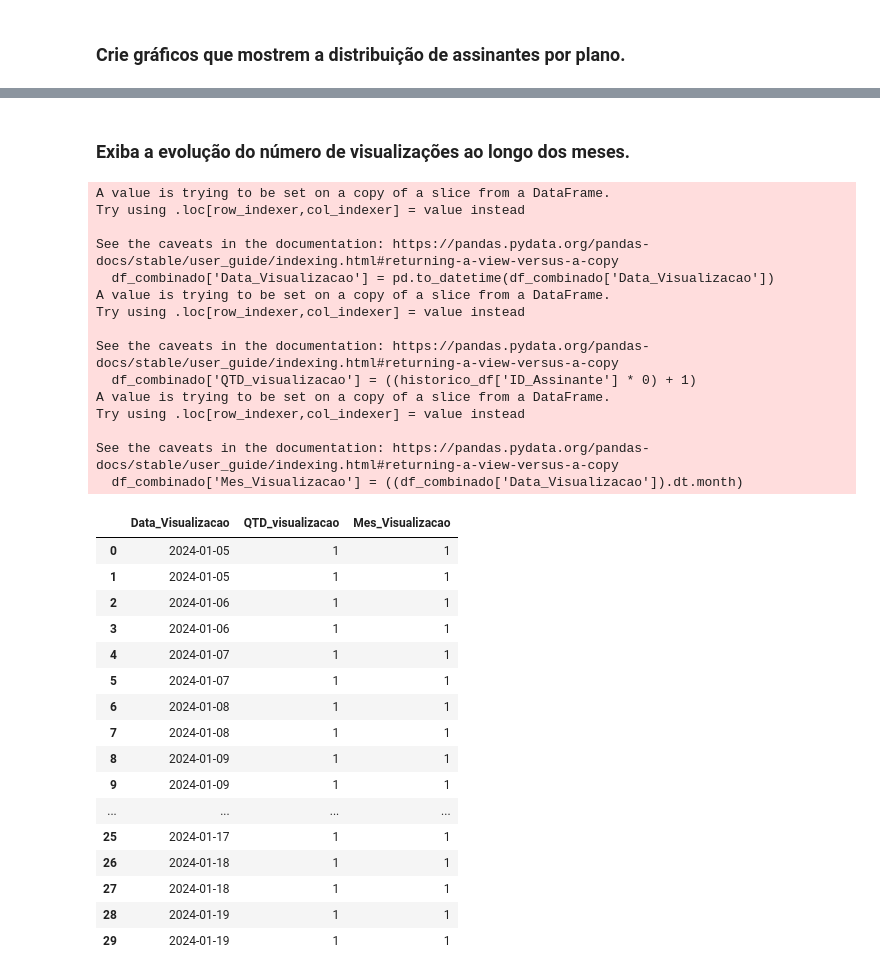
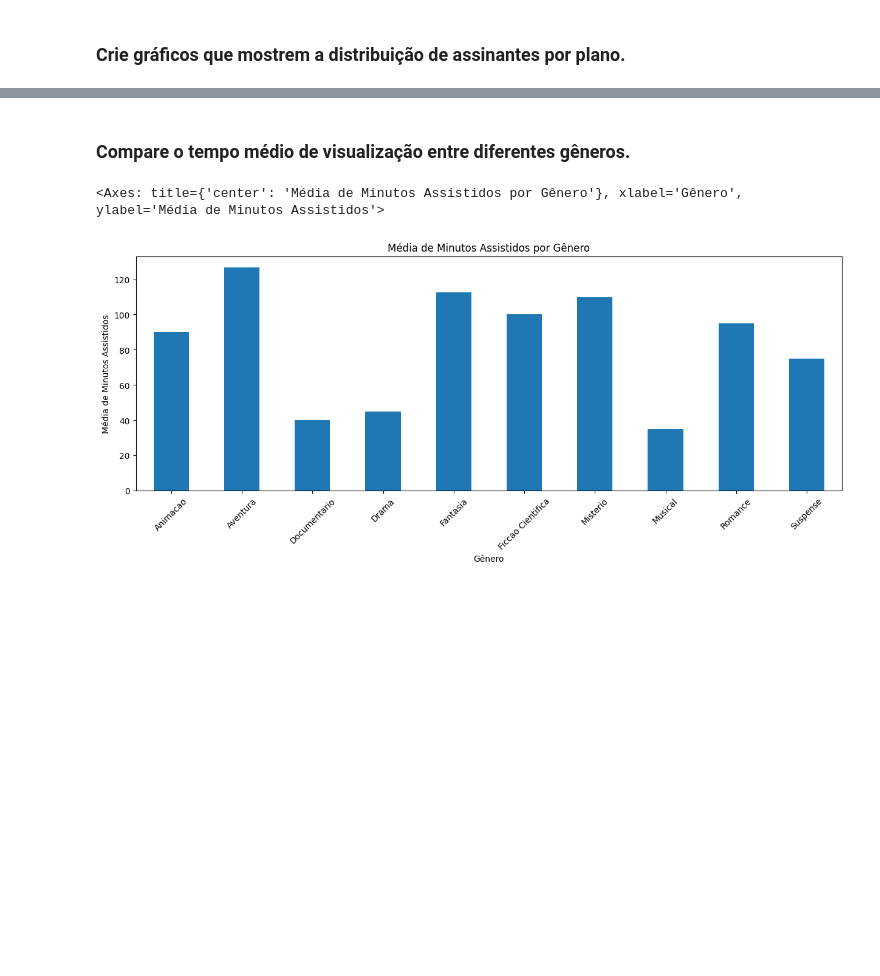
Before and after one commit to DosAnjos013/Analise_de_dados, a Jupyter notebook: Plataform_streaming/analise.ipynb, the cells around one changed output, grey strips where cells are left out. Drawn from its saved outputs; the diff is of its cells as text; code cells hidden in the pictures; blank space fills up the shorter version.

```diff
--- a/Plataform_streaming/analise.ipynb
+++ b/Plataform_streaming/analise.ipynb
@@ -206,36 +201,18 @@ See the caveats in the documentation: https://pandas.pydata.org/pandas-docs/stab
 # %% [markdown]
-### Exiba a evolução do número de visualizações ao longo dos meses.
+### Compare o tempo médio de visualização entre diferentes gêneros.
 # %%
+def tempo_visualizacao_por_genero():
+    df_combinado = historico_df.merge(catalogo_df)
+
+    df_combinado = df_combinado.groupby('Genero')['Minutos_Assistidos'].mean().round(2)
+
+
+    return df_combinado.plot(figsize=(15, 5), kind='bar',title='Média de Minutos Assistidos por Gênero',
+        xlabel='Gênero',
+        ylabel='Média de Minutos Assistidos',
+        rot=45 )
+
+tempo_visualizacao_por_genero()
 # %% [output]
-A value is trying to be set on a copy of a slice from a DataFrame.
-Try using .loc[row_indexer,col_indexer] = value instead
-
-See the caveats in the documentation: https://pandas.pydata.org/pandas-docs/stable/user_guide/indexing.html#returning-a-view-versus-a-copy
-  df_combinado['Data_Visualizacao'] = pd.to_datetime(df_combinado['Data_Visualizacao'])
-A value is trying to be set on a copy of a slice from a DataFrame.
-Try using .loc[row_indexer,col_indexer] = value instead
-
-See the caveats in the documentation: https://pandas.pydata.org/pandas-docs/stable/user_guide/indexing.html#returning-a-view-versus-a-copy
-  df_combinado['QTD_visualizacao'] = ((historico_df['ID_Assinante'] * 0) + 1)
-A value is trying to be set on a copy of a slice from a DataFrame.
-Try using .loc[row_indexer,col_indexer] = value instead
-
-See the caveats in the documentation: https://pandas.pydata.org/pandas-docs/stable/user_guide/indexing.html#returning-a-view-versus-a-copy
-  df_combinado['Mes_Visualizacao'] = ((df_combinado['Data_Visualizacao']).dt.month)
+<Axes: title={'center': 'Média de Minutos Assistidos por Gênero'}, xlabel='Gênero', ylabel='Média de Minutos Assistidos'>
-|  | Data_Visualizacao | QTD_visualizacao | Mes_Visualizacao |
-| 0 | 2024-01-05 | 1 | 1 |
-| 1 | 2024-01-05 | 1 | 1 |
-| 2 | 2024-01-06 | 1 | 1 |
-| 3 | 2024-01-06 | 1 | 1 |
-| 4 | 2024-01-07 | 1 | 1 |
-| 5 | 2024-01-07 | 1 | 1 |
-| 6 | 2024-01-08 | 1 | 1 |
-| 7 | 2024-01-08 | 1 | 1 |
-| 8 | 2024-01-09 | 1 | 1 |
-| 9 | 2024-01-09 | 1 | 1 |
-| ... | ... | ... | ... |
-| 25 | 2024-01-17 | 1 | 1 |
-| 26 | 2024-01-18 | 1 | 1 |
-| 27 | 2024-01-18 | 1 | 1 |
-| 28 | 2024-01-19 | 1 | 1 |
-| 29 | 2024-01-19 | 1 | 1 |
+[figure, added]
```
Also changed, not shown: parts of 10 cells of this notebook.
